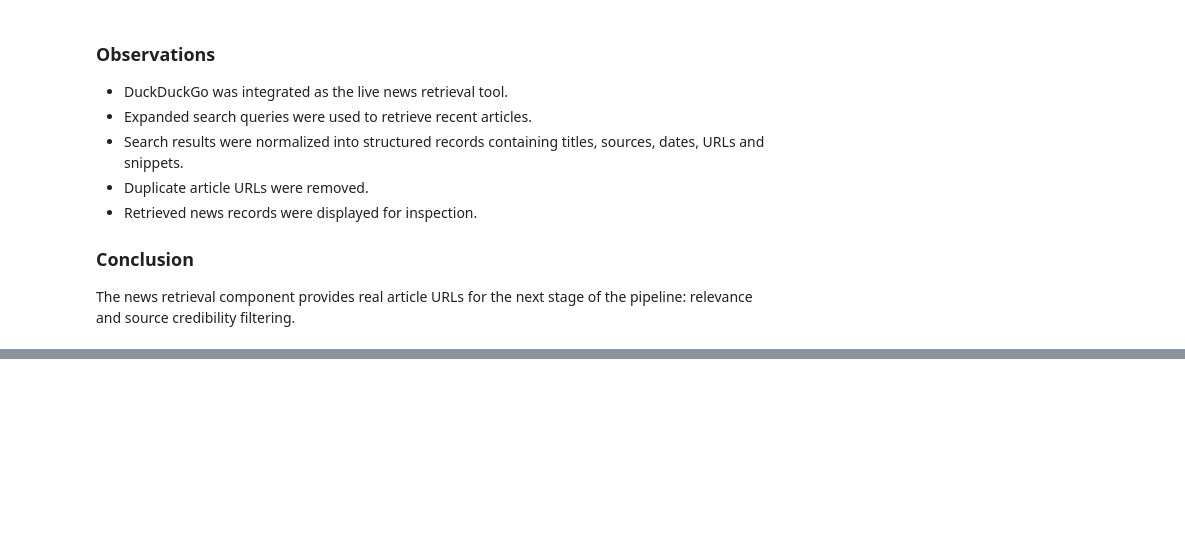
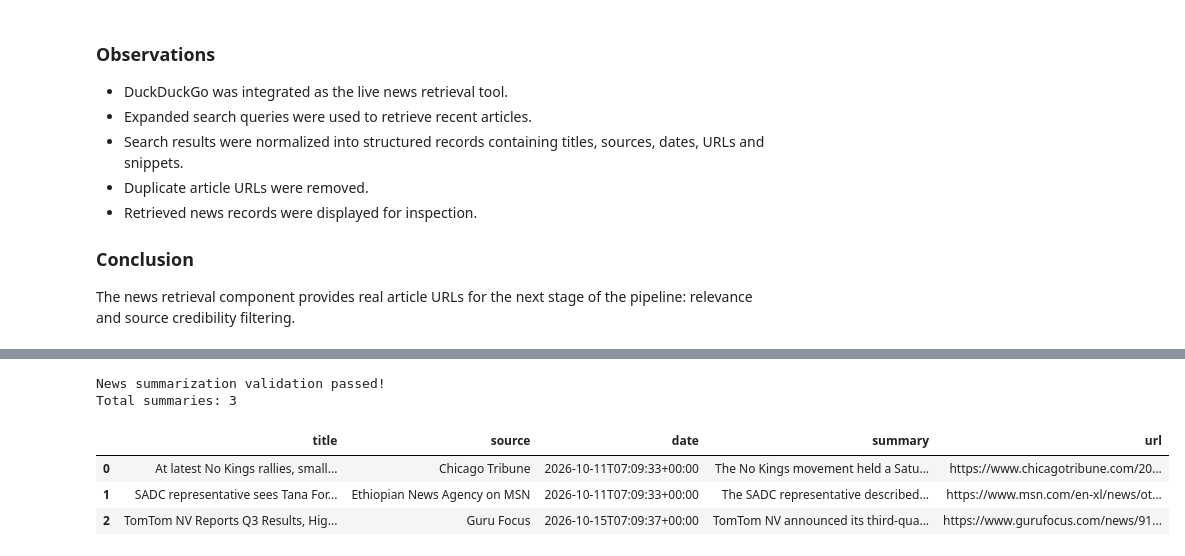
Before and after one commit to timayabi2020/newsfindr, a Jupyter notebook: NewsFindr.ipynb, the cells around one changed output, grey strips where cells are left out. Cells and saved outputs as stored; diff of their text form; code cells hidden in the pictures; blank space fills up the shorter version.

Commit message:
Created LLM summaries and URLs

```diff
--- a/NewsFindr.ipynb
+++ b/NewsFindr.ipynb
@@ -839,0 +1116,21 @@ source credibility filtering.
+# %%
+
+news_summaries = summarize_news(
+    articles=filtered_news,
+    max_articles=3
+)
+
+print("News summaries generated:", len(news_summaries))
+
+for index, article in enumerate(news_summaries, start=1):
+
+    print(f"\n{'=' * 60}")
+    print(f"ARTICLE {index}")
+    print(f"{'=' * 60}")
+
+    print("Title:", article["title"])
+    print("Source:", article["source"])
+    print("Published:", article["date"])
+    print("\nSummary:")
+    print(article["summary"])
+    print("\nRead more:", article["url"])
@@ -839,0 +1155,49 @@ source credibility filtering.
+# %%
+
+# Verify that every generated summary has a source URL
+assert all(
+    article["url"]
+    for article in news_summaries
+), "One or more articles are missing URLs."
+
+# Verify URLs came from filtered news results
+original_urls = {
+    article["url"] for article in filtered_news
+}
+
+assert all(
+    article["url"] in original_urls
+    for article in news_summaries
+), "An unexpected URL was generated."
+
+# Verify that summaries were produced
+assert all(
+    article["summary"].strip()
+    and article["summary"] != "Summary unavailable."
+    for article in news_summaries
+), "One or more summaries are missing."
+
+print("News summarization validation passed!")
+print("Total summaries:", len(news_summaries))
+# %% [output]
+News summarization validation passed!
+Total summaries: 3
+# %%
+
+import pandas as pd
+
+summaries_df = pd.DataFrame(news_summaries)
+
+if not summaries_df.empty:
+    display(
+        summaries_df[
+            ["title", "source", "date", "summary", "url"]
+        ]
+    )
+else:
+    print("No summaries available.")
+# %% [output]
+|  | title | source | date | summary | url |
+| 0 | At latest No Kings rallies, small... | Chicago Tribune | 2026-10-11T07:09:33+00:00 | The No Kings movement held a Satu... | https://www.chicagotribune.com/20... |
+| 1 | SADC representative sees Tana For... | Ethiopian News Agency on MSN | 2026-10-11T07:09:33+00:00 | The SADC representative described... | https://www.msn.com/en-xl/news/ot... |
+| 2 | TomTom NV Reports Q3 Results, Hig... | Guru Focus | 2026-10-15T07:09:37+00:00 | TomTom NV announced its third‑qua... | https://www.gurufocus.com/news/91... |
```
Also changed, not shown: parts of 8 cells of this notebook.
